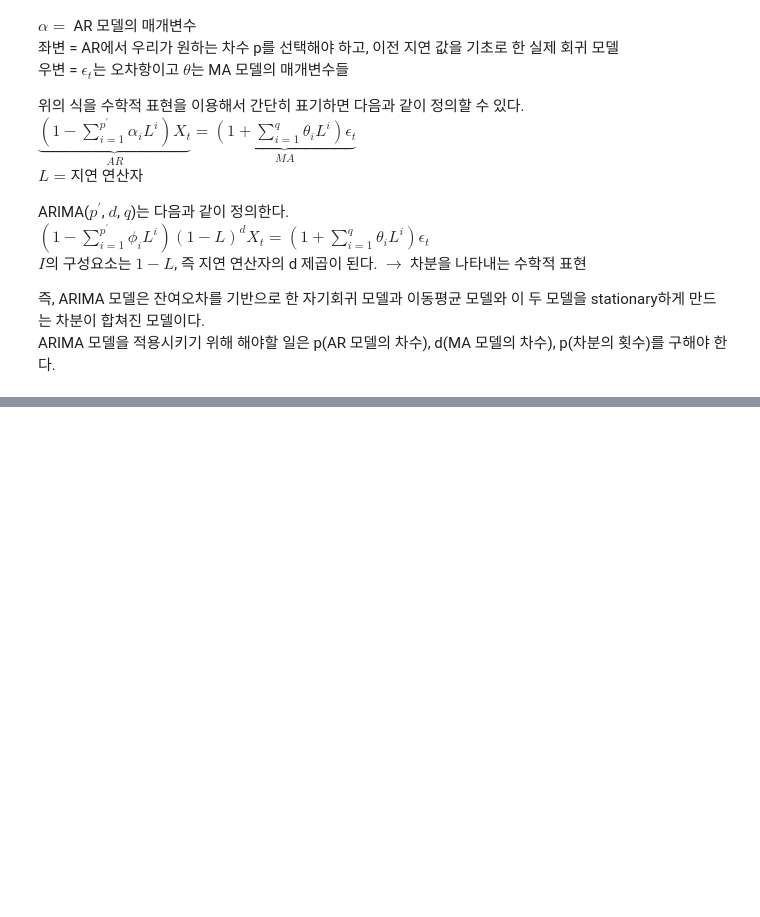
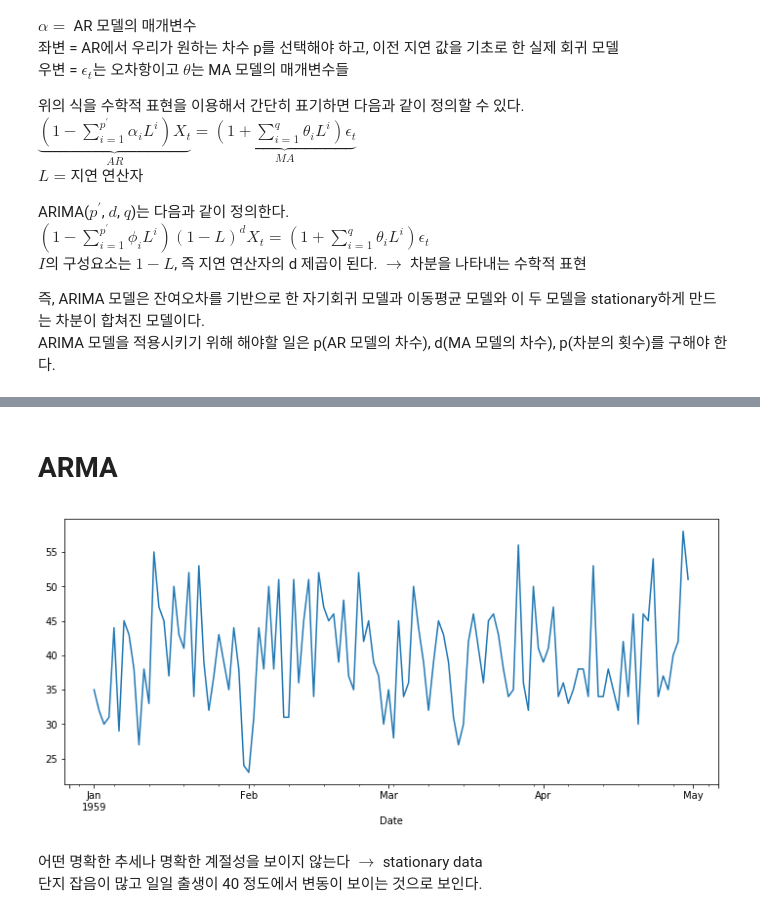
Before and after one commit to unknown-jun/Machine_Learning, a Jupyter notebook: Forecasting_Time_Series/3_General-Forecasting-Models/06_ARIMA.ipynb, the cells around one changed output, grey strips where cells are left out. Drawn from its saved outputs; the diff is of its cells as text; code cells hidden in the pictures; blank space fills up the shorter version.

```diff
--- a/Forecasting_Time_Series/3_General-Forecasting-Models/06_ARIMA.ipynb
+++ b/Forecasting_Time_Series/3_General-Forecasting-Models/06_ARIMA.ipynb
@@ -181,3 +190,34 @@ Statespace Model Results
 | Prob(H) (two-sided): | 0.00 | Kurtosis: | 3.98 |
 Warnings:
 [1] Covariance matrix calculated using the outer product of gradients (complex-step).
+# %% [markdown]
+# ARMA
+# %%
+import pandas as pd
+import numpy as np
+
+import warnings
+warnings.filterwarnings('ignore')
+
+from statsmodels.tsa.arima_model import ARMA, ARIMA, ARMAResults, ARIMAResults
+from statsmodels.graphics.tsaplots import plot_acf, plot_pacf    # p와 q의 차원을 결정하는 고전적인 방법으로 plot
+from pmdarima import auto_arima     # GridSearch로 p,d,q를 찾게 해줌
+
+# Stationary dataset
+df1 = pd.read_csv('../Data/DailyTotalFemaleBirths.csv',
+                 index_col='Date',
+                 parse_dates=True)
+df1.index.freq = 'D'
+df1 = df1[:120]
+
+df2 = pd.read_csv('../Data/TradeInventories.csv',
+                 index_col='Date',
+                 parse_dates=True)
+df2.index.freq='MS'
+# %%
+df1['Births'].plot(figsize=(12, 5));
+# %% [output]
+[figure, added]
+# %% [markdown]
+어떤 명확한 추세나 명확한 계절성을 보이지 않는다 $\rightarrow$ stationary data
+단지 잡음이 많고 일일 출생이 40 정도에서 변동이 보이는 것으로 보인다.
```
Also changed, not shown: parts of 10 cells of this notebook, 4 other files.
